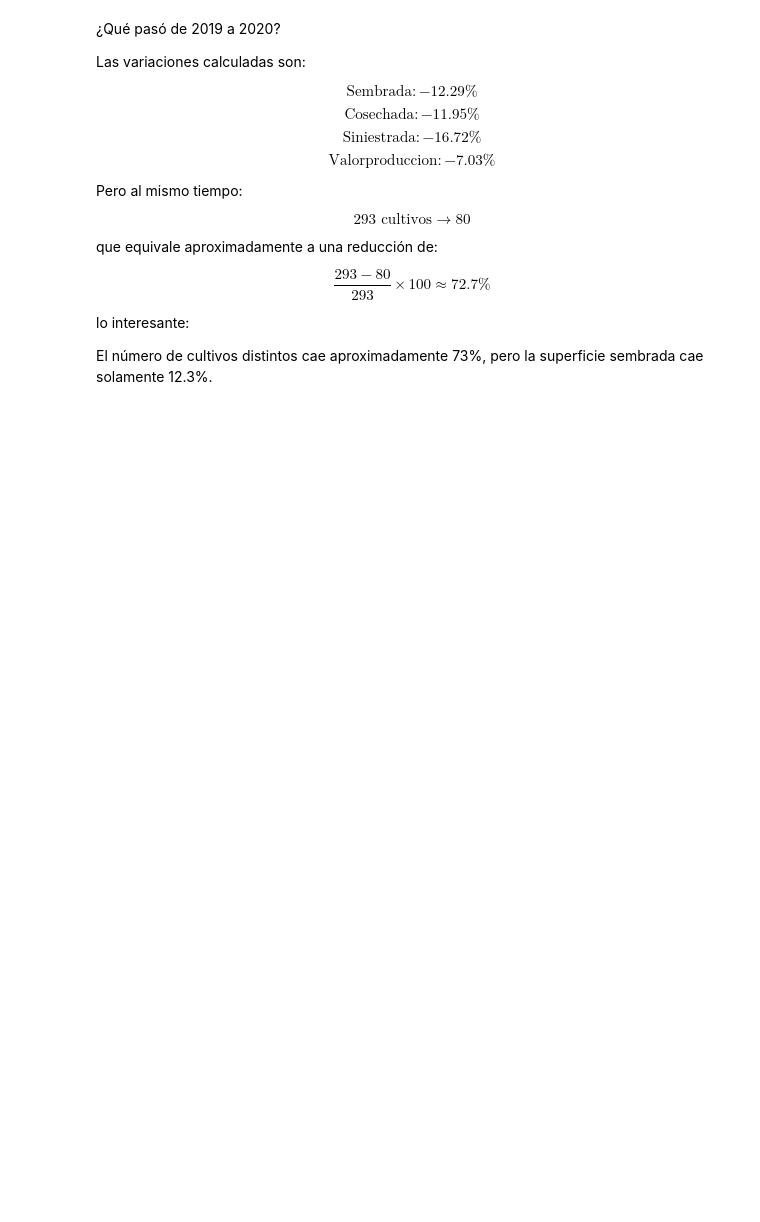
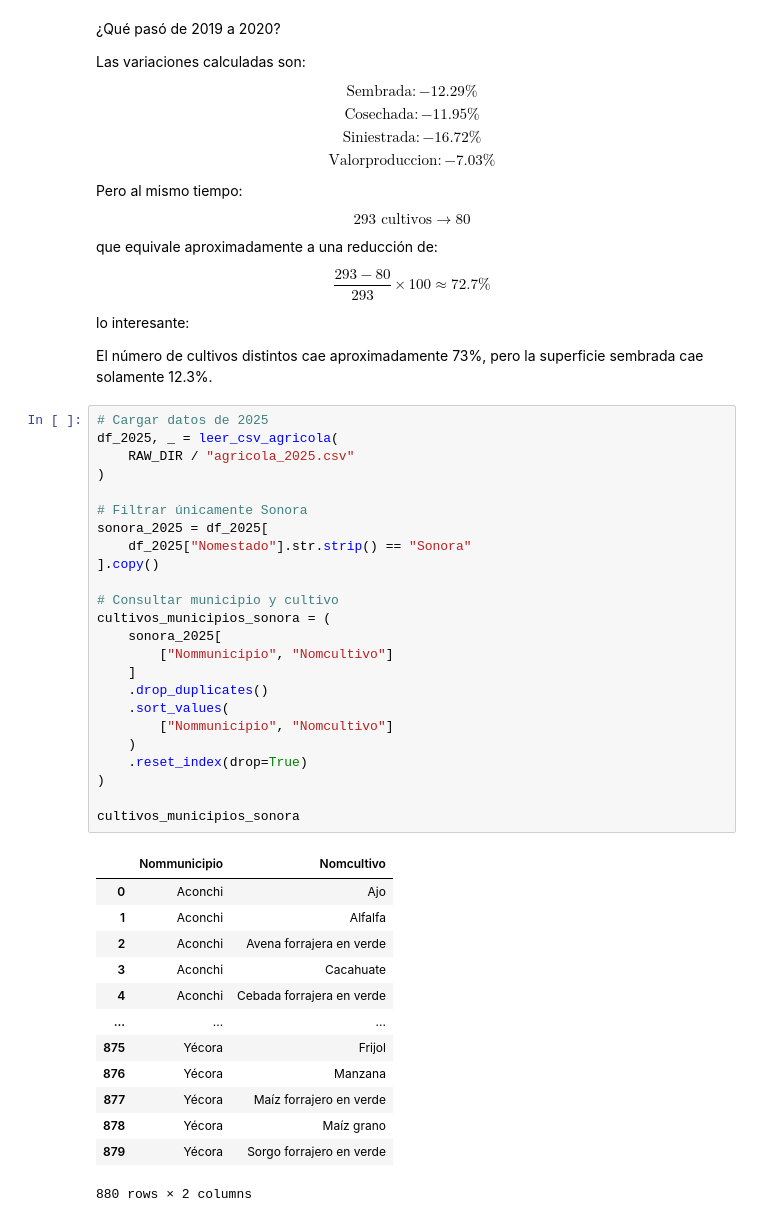
Before and after one commit to MCDagro3/proyecto_agronomia, a Jupyter notebook: exploracion.ipynb, the cells around one changed output. Cells and saved outputs as stored; diff of their text form; blank space fills up the shorter version.

```diff
--- a/exploracion.ipynb
+++ b/exploracion.ipynb
@@ -822,3 +822,41 @@ $$ \frac{293-80}{293}\times100\approx72.7\% $$
 lo interesante:
 
 El número de cultivos distintos cae aproximadamente 73%, pero la superficie sembrada cae solamente 12.3%.
+# %%
+# Cargar datos de 2025
+df_2025, _ = leer_csv_agricola(
+    RAW_DIR / "agricola_2025.csv"
+)
+
+# Filtrar únicamente Sonora
+sonora_2025 = df_2025[
+    df_2025["Nomestado"].str.strip() == "Sonora"
+].copy()
+
+# Consultar municipio y cultivo
+cultivos_municipios_sonora = (
+    sonora_2025[
+        ["Nommunicipio", "Nomcultivo"]
+    ]
+    .drop_duplicates()
+    .sort_values(
+        ["Nommunicipio", "Nomcultivo"]
+    )
+    .reset_index(drop=True)
+)
+
+cultivos_municipios_sonora
+# %% [output]
+|  | Nommunicipio | Nomcultivo |
+| 0 | Aconchi | Ajo |
+| 1 | Aconchi | Alfalfa |
+| 2 | Aconchi | Avena forrajera en verde |
+| 3 | Aconchi | Cacahuate |
+| 4 | Aconchi | Cebada forrajera en verde |
+| ... | ... | ... |
+| 875 | Yécora | Frijol |
+| 876 | Yécora | Manzana |
+| 877 | Yécora | Maíz forrajero en verde |
+| 878 | Yécora | Maíz grano |
+| 879 | Yécora | Sorgo forrajero en verde |
+880 rows × 2 columns
```
